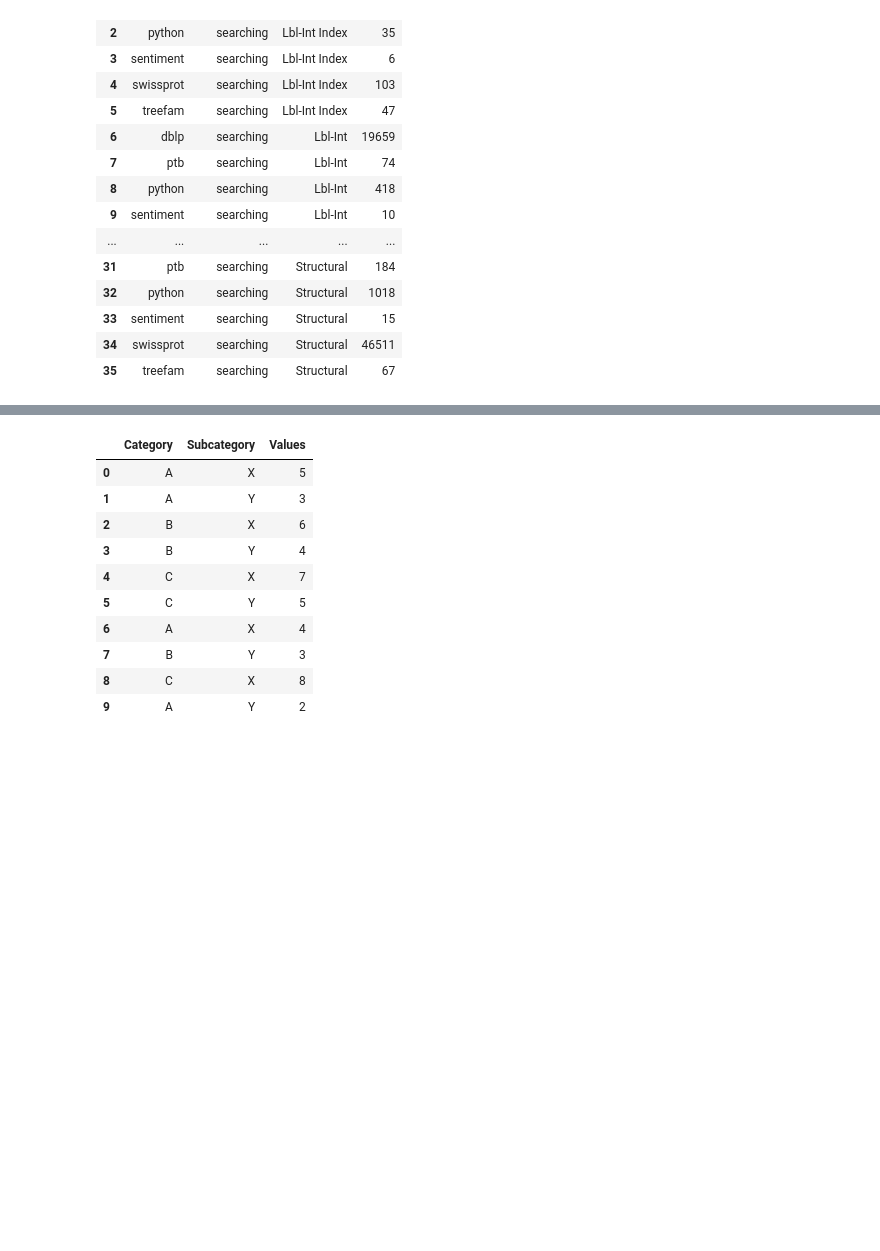
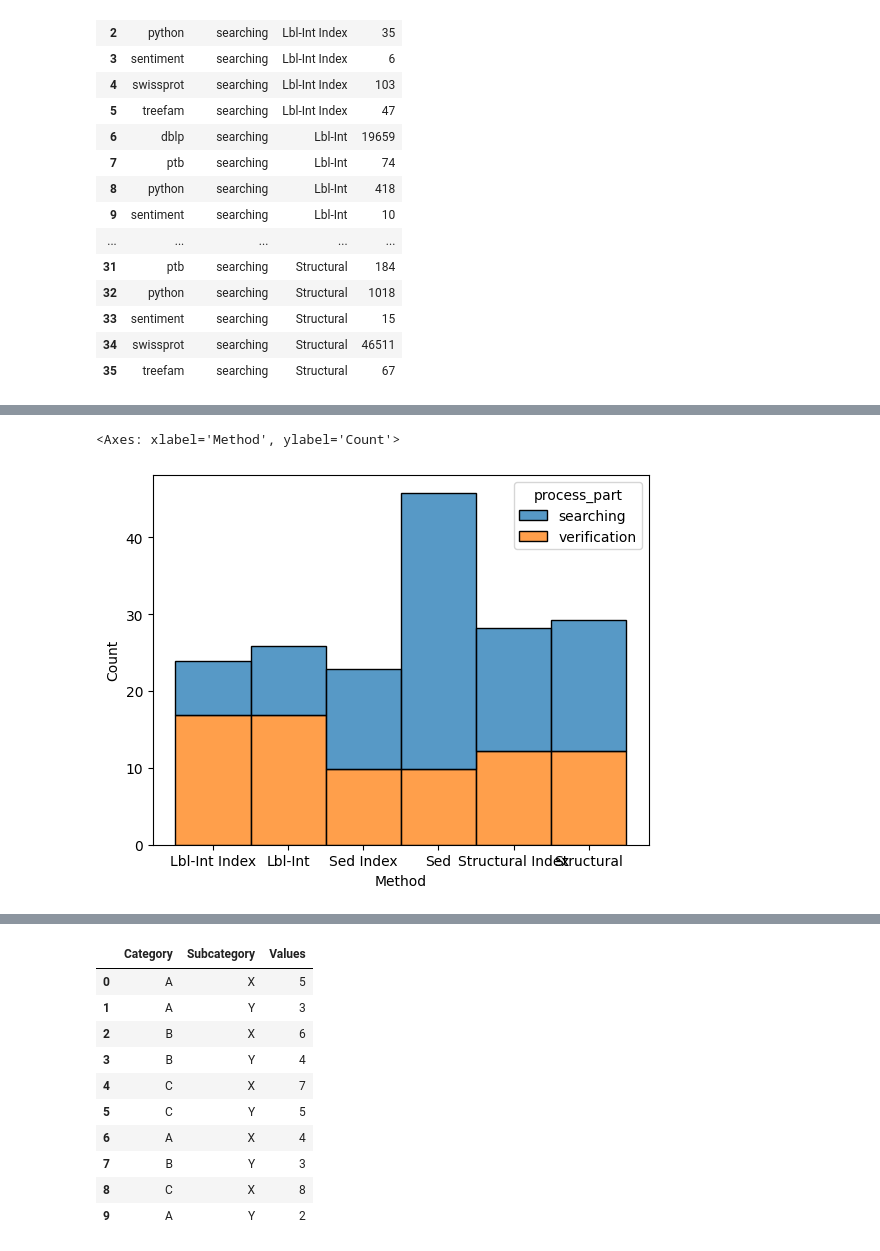
Before and after one commit to LukMRVC/tree-statistics, a Jupyter notebook: TED-viz.ipynb, the cells around one changed output, grey strips where cells are left out. Cells and saved outputs as stored; diff of their text form; code cells hidden in the pictures; blank space fills up the shorter version.

Commit message:
Visualizations stacked bar plot

```diff
--- a/TED-viz.ipynb
+++ b/TED-viz.ipynb
@@ -617,23 +624,35 @@ display(cdf)
 # %%
 pdf = pd.DataFrame()
+vdf = pd.DataFrame()
 for ds in datasets:
     temp_df = pd.DataFrame.from_dict({ 'dataset': [ds] })
+    tv_df = pd.DataFrame.from_dict({ 'Dataset': [ds] })
+    times_ = []
+    methods = ['Lbl-Int Index', 'Lbl-Int', 'Sed Index', 'Sed', 'Structural Index', 'Structural']
     for mtd in ('Lblint', 'Sed', 'Structural'):
         k = mtd.replace('Lblint', 'Lbl-Int')
         candidate_count = cdf[k][ds]
         verification_path = join('resources/puser-results', ds, f'{mtd}-verification.txt')
         with open(verification_path) as f:
             lines = f.read().split('\n')
-        times = pd.Series(lines[:candidate_count])
+        times = pd.Series([float(t) for t in lines[:candidate_count]])
         correct_results = lines[candidate_count:]
         precision =  (len(lines) - 1 - candidate_count) / candidate_count
         temp_df[mtd] = precision
         temp_df
+
+        total_verification_time_ms = times.div(1000_000).sum()
+        # twice for index version
+        times_.extend([total_verification_time_ms, total_verification_time_ms])
         # print(ds, mtd, precision)
     # temp_df = pd.DataFrame()
     pdf = pd.concat([pdf, temp_df])
+    vdf = pd.concat([vdf, pd.DataFrame.from_dict({'Dataset': [ds] * 6, 'process_part': ['verification'] * 6, 'Method': methods, 'Time': times_, }) ])
+
 pdf = pdf.set_index("dataset")
+vdf.sort_values(['Method', 'Dataset'], inplace=True)
 display(pdf)
+# display(vdf)
 # %% [output]
 |  | Lblint | Sed | Structural |
 | dataset |  |  |  |
@@ -792,5 +811,7 @@ df
 # %%
 df['process_part'] = 'searching'
+# %%
+vdf['process_part'] = 'verification'
 # %%
 ldf = df.melt(id_vars=["Dataset", "process_part"], var_name="Method", value_name="Time", value_vars=['Lbl-Int Index', 'Lbl-Int', 'Sed Index', 'Sed', 'Structural Index', 'Structural'])
 # %%
@@ -815,0 +857,2 @@ ldf
+# %%
+complete = pd.concat([ldf, vdf])
@@ -815,0 +893,7 @@ ldf
+# %%
+# Create stacked bar plot using pandas/matplotlib
+# complete.plot(kind='bar', stacked=True)
+sns.histplot(complete[complete["Dataset"] == "sentiment"], log_scale=True, x='Method', hue='process_part', weights='Time', multiple='stack')
+# %% [output]
+<Axes: xlabel='Method', ylabel='Count'>
+[figure, added]
```
Also changed, not shown: parts of 17 cells of this notebook.
